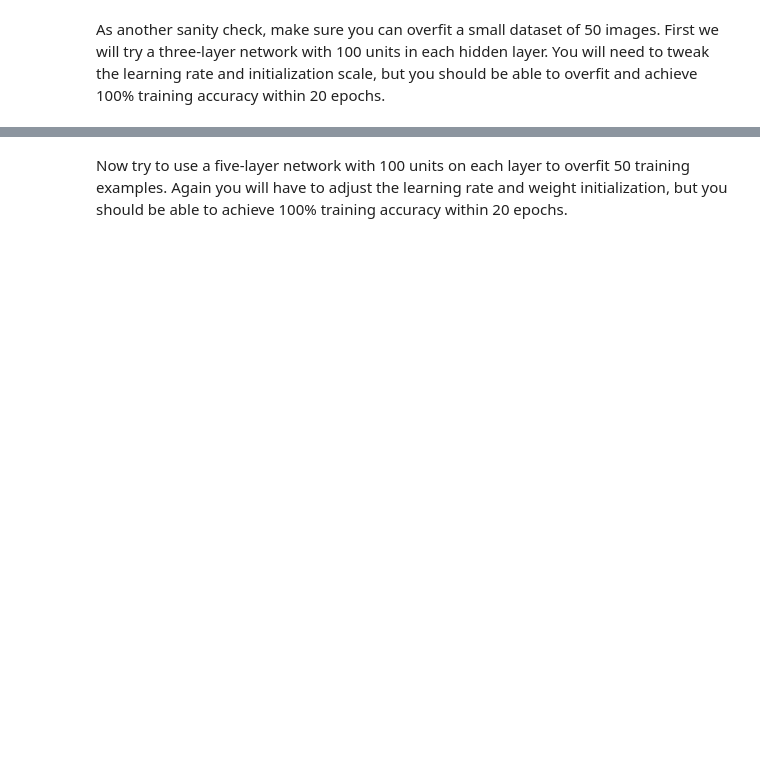
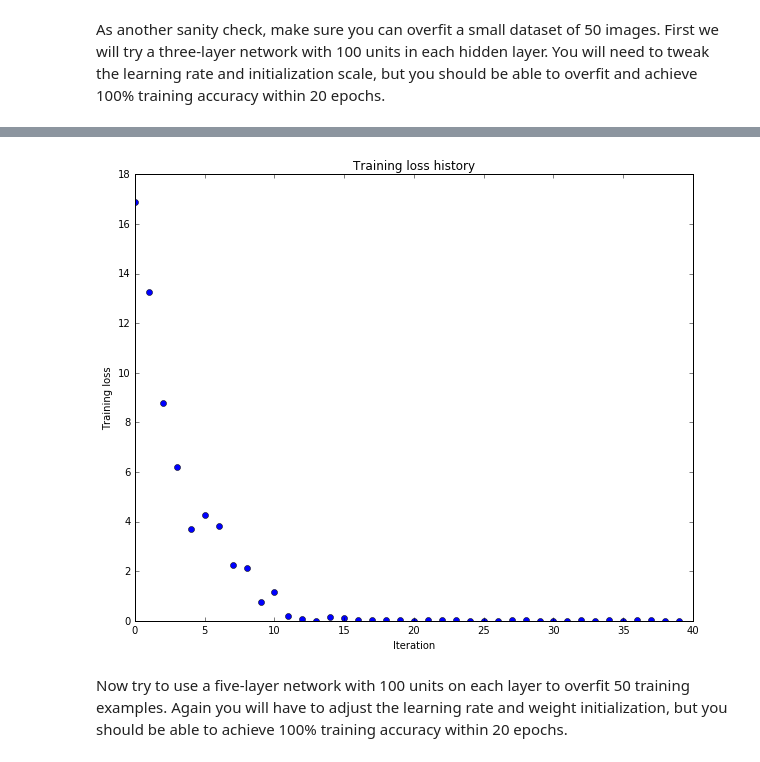
Before and after one commit to kuku-sichuan/assignment2, a Jupyter notebook: FullyConnectedNets.ipynb, the cells around one changed output, grey strips where cells are left out. Saved outputs shown, nothing was run; the diff lists cells and outputs as text; code cells hidden in the pictures; blank space fills up the shorter version.

```diff
--- a/FullyConnectedNets.ipynb
+++ b/FullyConnectedNets.ipynb
@@ -360,8 +422,8 @@ small_data = {
   'y_val': data['y_val'],
 }
 
-weight_scale = 1e-2
-learning_rate = 1e-4
+weight_scale = 4e-2
+learning_rate = 1e-3
 model = FullyConnectedNet([100, 100],
               weight_scale=weight_scale, dtype=np.float64)
 solver = Solver(model, small_data,
@@ -378,3 +440,4 @@ plt.title('Training loss history')
 plt.xlabel('Iteration')
 plt.ylabel('Training loss')
 plt.show()
+# %% [output]
@@ -381,3 +461,4 @@ plt.show()
+[figure, added]
 # %% [markdown]
 Now try to use a five-layer network with 100 units on each layer to overfit 50 training examples. Again you will have to adjust the learning rate and weight initialization, but you should be able to achieve 100% training accuracy within 20 epochs.
 # %%
```
Also changed, not shown: parts of 18 cells of this notebook, 8 other files.
